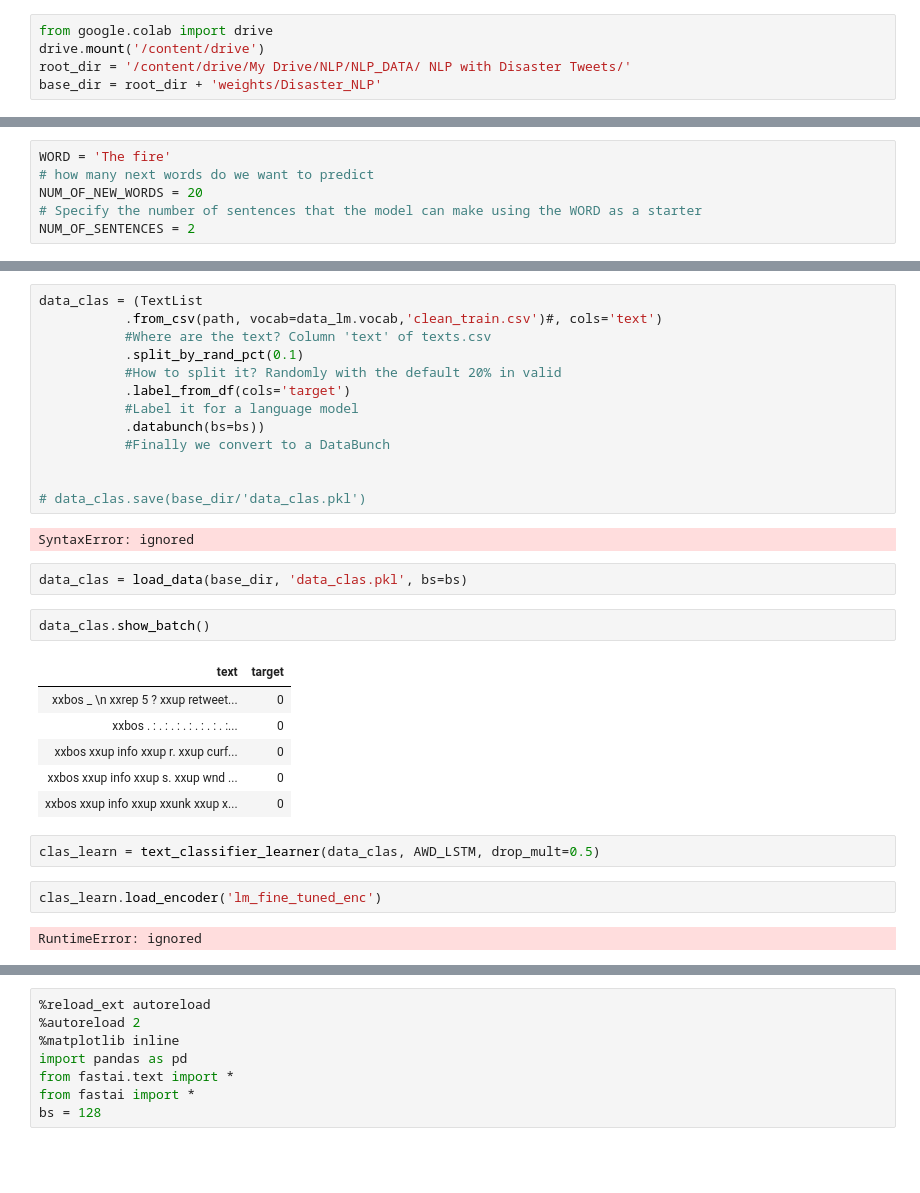
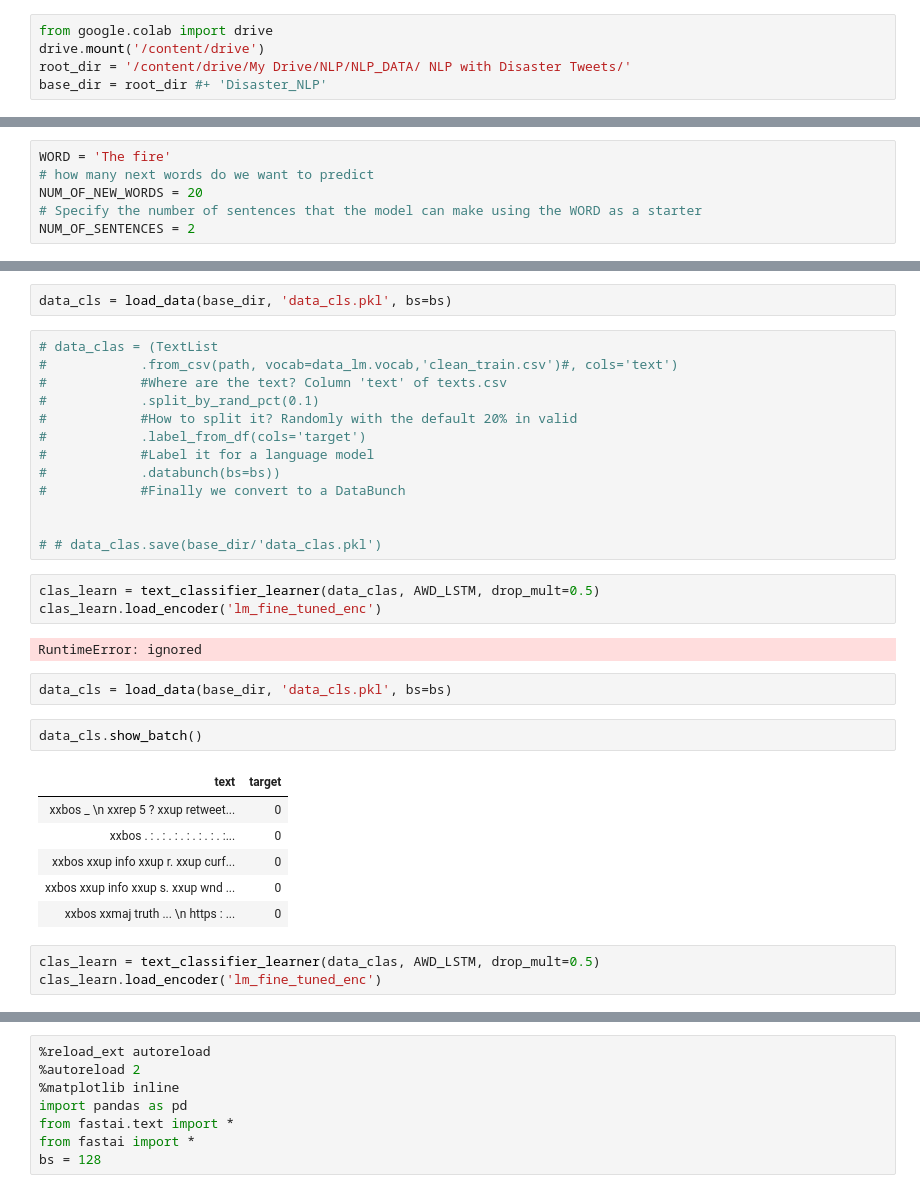
Before and after one commit to rajibmondal/Projects.NLP, a Jupyter notebook: NLP_with_Disaster_Tweets2.ipynb, the cells around one changed output, grey strips where cells are left out. Drawn from its saved outputs; the diff is of its cells as text; blank space fills up the shorter version.

```diff
--- a/NLP_with_Disaster_Tweets2.ipynb
+++ b/NLP_with_Disaster_Tweets2.ipynb
@@ -12,7 +17,7 @@ bs=128
 from google.colab import drive
 drive.mount('/content/drive')
 root_dir = '/content/drive/My Drive/NLP/NLP_DATA/ NLP with Disaster Tweets/'
-base_dir = root_dir + 'weights/Disaster_NLP'
+base_dir = root_dir #+ 'Disaster_NLP'
 # %% [output]
 Drive already mounted at /content/drive; to attempt to forcibly remount, call drive.mount("/content/drive", force_remount=True).
 # %%
@@ -346,32 +326,34 @@ path.ls()
+# %%
+data_cls = load_data(base_dir, 'data_cls.pkl', bs=bs)
 # %%
-data_clas = (TextList
-           .from_csv(path, vocab=data_lm.vocab,'clean_train.csv')#, cols='text')
-           #Where are the text? Column 'text' of texts.csv
-           .split_by_rand_pct(0.1)
-           #How to split it? Randomly with the default 20% in valid
-           .label_from_df(cols='target')
-           #Label it for a language model
-           .databunch(bs=bs))
-           #Finally we convert to a DataBunch
+# data_clas = (TextList
+#            .from_csv(path, vocab=data_lm.vocab,'clean_train.csv')#, cols='text')
+#            #Where are the text? Column 'text' of texts.csv
+#            .split_by_rand_pct(0.1)
+#            #How to split it? Randomly with the default 20% in valid
+#            .label_from_df(cols='target')
+#            #Label it for a language model
+#            .databunch(bs=bs))
+#            #Finally we convert to a DataBunch
 
 
-# data_clas.save(base_dir/'data_clas.pkl')
+# # data_clas.save(base_dir/'data_clas.pkl')
-# %% [output]
-SyntaxError: ignored
+# %%
+clas_learn = text_classifier_learner(data_clas, AWD_LSTM, drop_mult=0.5)
+clas_learn.load_encoder('lm_fine_tuned_enc')
+# %% [output]
+RuntimeError: ignored
 # %%
-data_clas = load_data(base_dir, 'data_clas.pkl', bs=bs)
+data_cls = load_data(base_dir, 'data_cls.pkl', bs=bs)
 # %%
-data_clas.show_batch()
+data_cls.show_batch()
 # %% [output]
 | text | target |
 | xxbos _ \n xxrep 5 ? xxup retweet... | 0 |
 | xxbos . : . : . : . : . : . : . :... | 0 |
 | xxbos xxup info xxup r. xxup curf... | 0 |
 | xxbos xxup info xxup s. xxup wnd ... | 0 |
-| xxbos xxup info xxup xxunk xxup x... | 0 |
+| xxbos xxmaj truth ... \n https : ... | 0 |
 # %%
 clas_learn = text_classifier_learner(data_clas, AWD_LSTM, drop_mult=0.5)
+clas_learn.load_encoder('lm_fine_tuned_enc')
-# %%
-clas_learn.load_encoder('lm_fine_tuned_enc')
-# %% [output]
-RuntimeError: ignored
```
Also changed, not shown: parts of 66 cells of this notebook.
